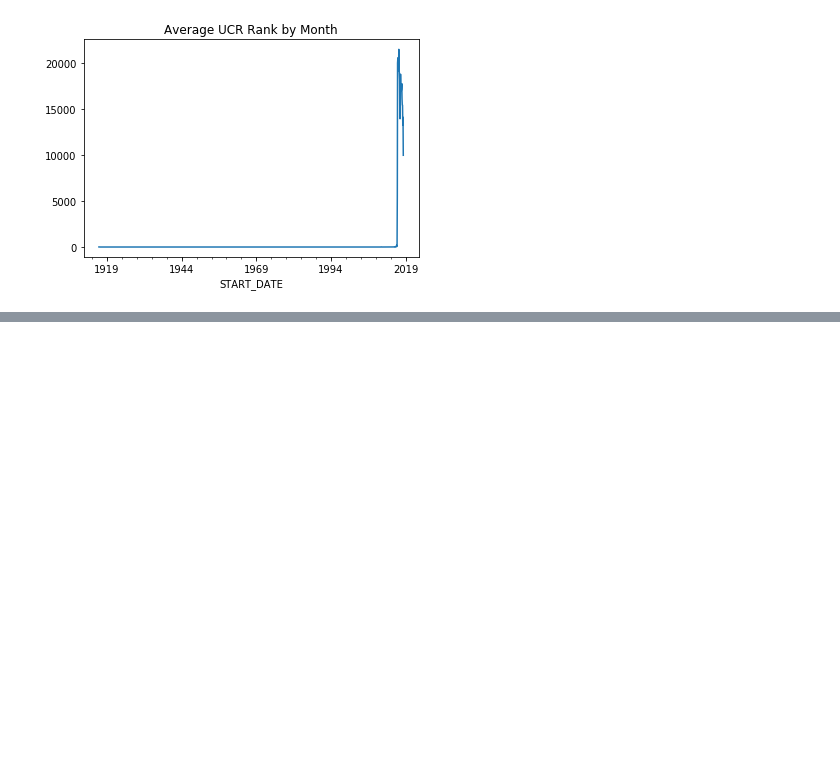
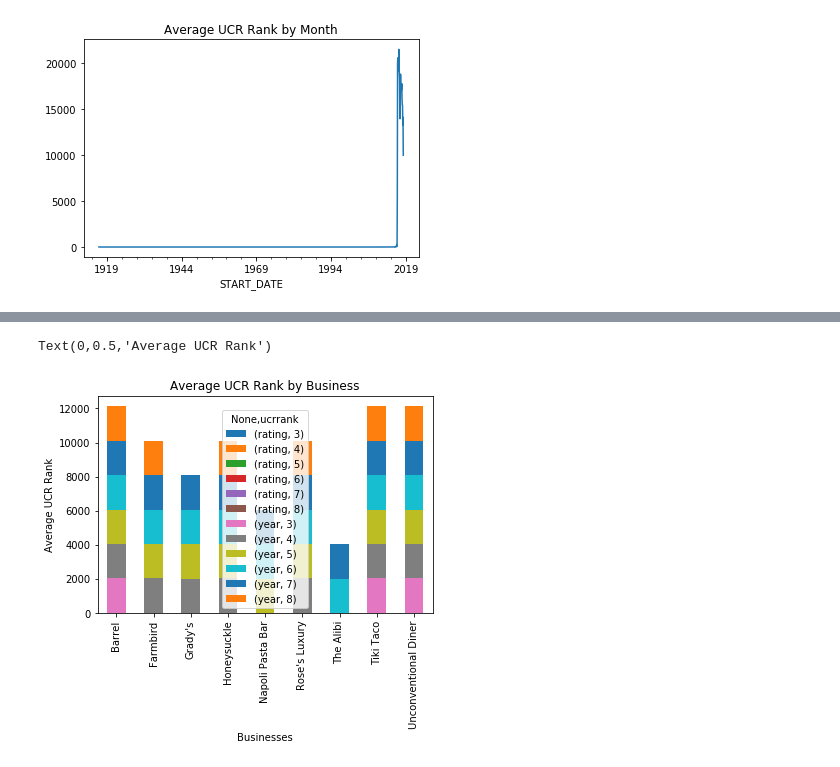
Before and after one commit to judithannthompkins/blockwise, a Jupyter notebook: data/blockwise_data_exploration_0423.ipynb, the cells around one changed output, grey strips where cells are left out. Cells and saved outputs as stored; diff of their text form; code cells hidden in the pictures; blank space fills up the shorter version.

```diff
--- a/data/blockwise_data_exploration_0423.ipynb
+++ b/data/blockwise_data_exploration_0423.ipynb
@@ -270,0 +420,3 @@ AttributeError: 'AxesSubplot' object has no attribute 'tail'
+# %%
+ucr_group=loc_crimes.groupby(['business_name','ucrrank']).mean()
+ucr_group.head()
@@ -270,0 +442,7 @@ AttributeError: 'AxesSubplot' object has no attribute 'tail'
+# %%
+my_plot = ucr_group.unstack().plot(kind='bar',stacked=True,title="Average UCR Rank by Business")
+my_plot.set_xlabel("Businesses")
+my_plot.set_ylabel("Average UCR Rank")
+# %% [output]
+Text(0,0.5,'Average UCR Rank')
+[figure, added]
```
Also changed, not shown: parts of 23 cells of this notebook, 7 other files.
